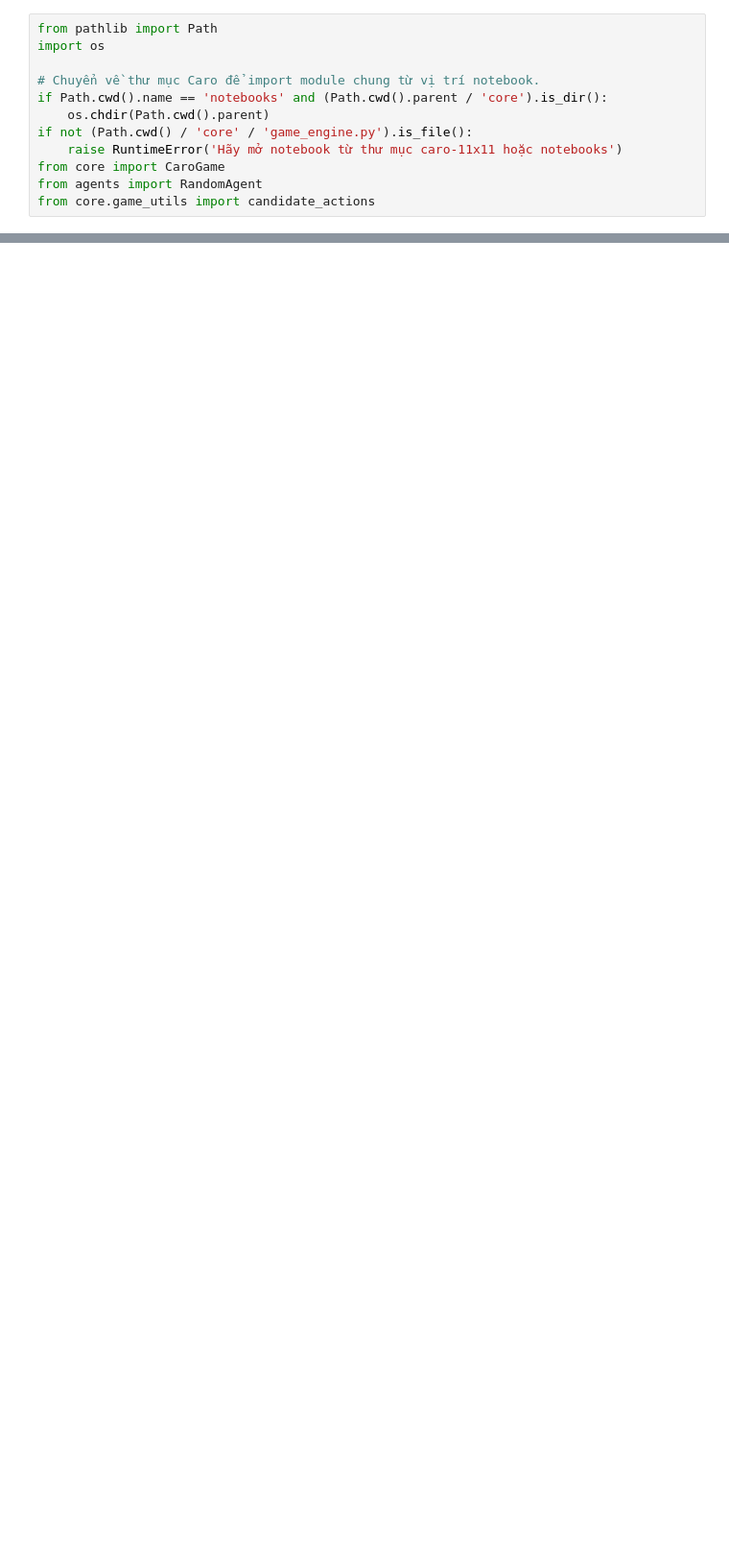
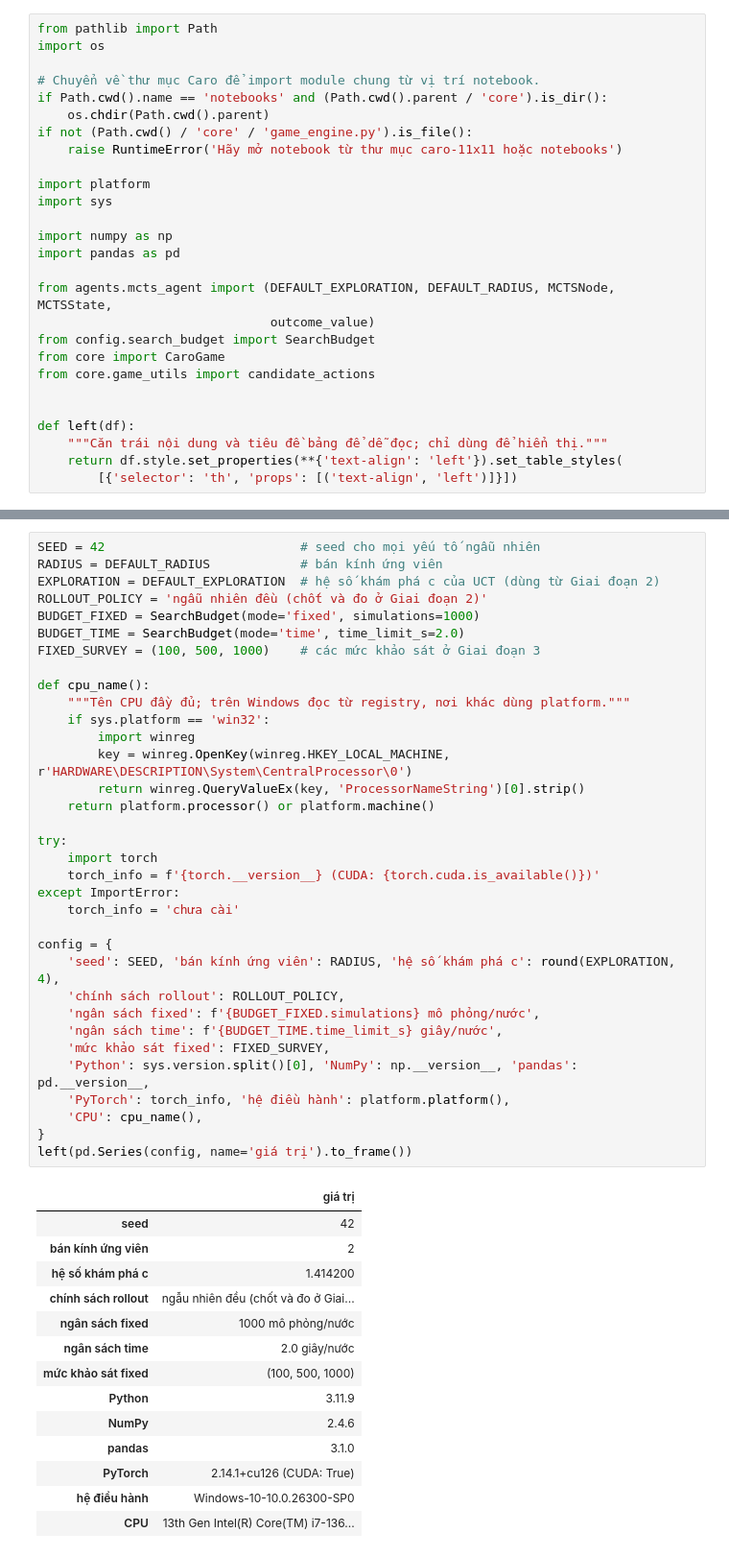
Before and after one commit to 10tothepowerof6/AdvancedAI-Repo, a Jupyter notebook: caro-11x11/notebooks/03_mcts.ipynb, the cells around one changed output, grey strips where cells are left out. Shown at 96% size. Drawn from its saved outputs; the diff is of its cells as text; blank space fills up the shorter version.

Commit message:
feat(mcts): xây dựng trạng thái mô phỏng và cấu trúc cây

```diff
--- a/caro-11x11/notebooks/03_mcts.ipynb
+++ b/caro-11x11/notebooks/03_mcts.ipynb
@@ -10,6 +18,21 @@ if Path.cwd().name == 'notebooks' and (Path.cwd().parent / 'core').is_dir():
     os.chdir(Path.cwd().parent)
 if not (Path.cwd() / 'core' / 'game_engine.py').is_file():
     raise RuntimeError('Hãy mở notebook từ thư mục caro-11x11 hoặc notebooks')
+
+import platform
+import sys
+
+import numpy as np
+import pandas as pd
+
+from agents.mcts_agent import (DEFAULT_EXPLORATION, DEFAULT_RADIUS, MCTSNode, MCTSState,
+                               outcome_value)
+from config.search_budget import SearchBudget
 from core import CaroGame
-from agents import RandomAgent
 from core.game_utils import candidate_actions
+
+
+def left(df):
+    """Căn trái nội dung và tiêu đề bảng để dễ đọc; chỉ dùng để hiển thị."""
+    return df.style.set_properties(**{'text-align': 'left'}).set_table_styles(
+        [{'selector': 'th', 'props': [('text-align', 'left')]}])
@@ -30,0 +110,49 @@ _ = game.render()
+# %%
+SEED = 42                          # seed cho mọi yếu tố ngẫu nhiên
+RADIUS = DEFAULT_RADIUS            # bán kính ứng viên
+EXPLORATION = DEFAULT_EXPLORATION  # hệ số khám phá c của UCT (dùng từ Giai đoạn 2)
+ROLLOUT_POLICY = 'ngẫu nhiên đều (chốt và đo ở Giai đoạn 2)'
+BUDGET_FIXED = SearchBudget(mode='fixed', simulations=1000)
+BUDGET_TIME = SearchBudget(mode='time', time_limit_s=2.0)
+FIXED_SURVEY = (100, 500, 1000)    # các mức khảo sát ở Giai đoạn 3
+
+def cpu_name():
+    """Tên CPU đầy đủ; trên Windows đọc từ registry, nơi khác dùng platform."""
+    if sys.platform == 'win32':
+        import winreg
+        key = winreg.OpenKey(winreg.HKEY_LOCAL_MACHINE, r'HARDWARE\DESCRIPTION\System\CentralProcessor\0')
+        return winreg.QueryValueEx(key, 'ProcessorNameString')[0].strip()
+    return platform.processor() or platform.machine()
+
+try:
+    import torch
+    torch_info = f'{torch.__version__} (CUDA: {torch.cuda.is_available()})'
+except ImportError:
+    torch_info = 'chưa cài'
+
+config = {
+    'seed': SEED, 'bán kính ứng viên': RADIUS, 'hệ số khám phá c': round(EXPLORATION, 4),
+    'chính sách rollout': ROLLOUT_POLICY,
+    'ngân sách fixed': f'{BUDGET_FIXED.simulations} mô phỏng/nước',
+    'ngân sách time': f'{BUDGET_TIME.time_limit_s} giây/nước',
+    'mức khảo sát fixed': FIXED_SURVEY,
+    'Python': sys.version.split()[0], 'NumPy': np.__version__, 'pandas': pd.__version__,
+    'PyTorch': torch_info, 'hệ điều hành': platform.platform(),
+    'CPU': cpu_name(),
+}
+left(pd.Series(config, name='giá trị').to_frame())
+# %% [output]
+|  | giá trị |
+| seed | 42 |
+| bán kính ứng viên | 2 |
+| hệ số khám phá c | 1.414200 |
+| chính sách rollout | ngẫu nhiên đều (chốt và đo ở Giai... |
+| ngân sách fixed | 1000 mô phỏng/nước |
+| ngân sách time | 2.0 giây/nước |
+| mức khảo sát fixed | (100, 500, 1000) |
+| Python | 3.11.9 |
+| NumPy | 2.4.6 |
+| pandas | 3.1.0 |
+| PyTorch | 2.14.1+cu126 (CUDA: True) |
+| hệ điều hành | Windows-10-10.0.26300-SP0 |
+| CPU | 13th Gen Intel(R) Core(TM) i7-136... |
```
Also changed, not shown: parts of 19 cells of this notebook, 3 other files.
